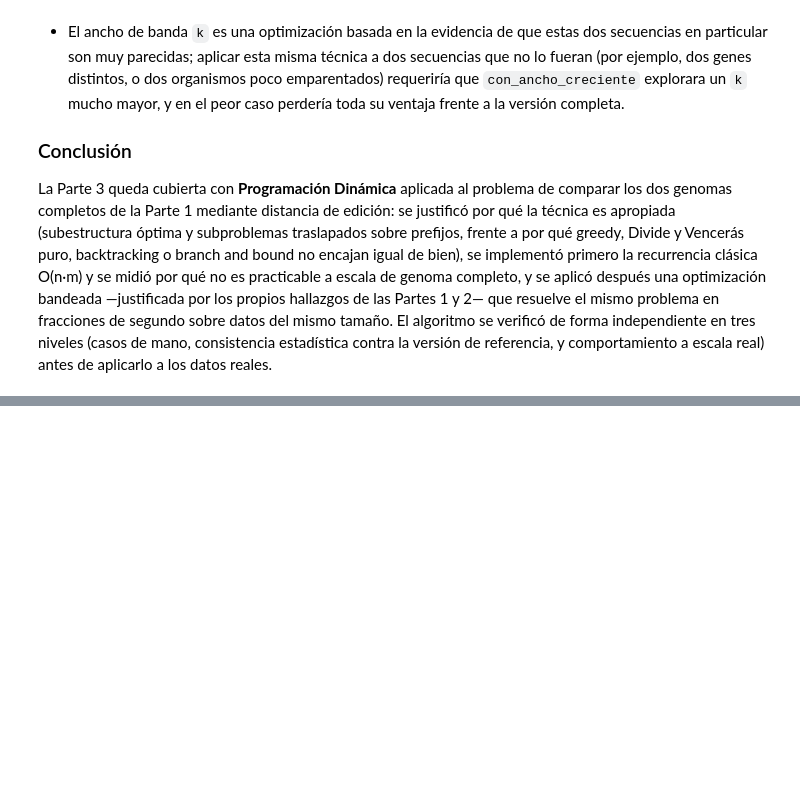
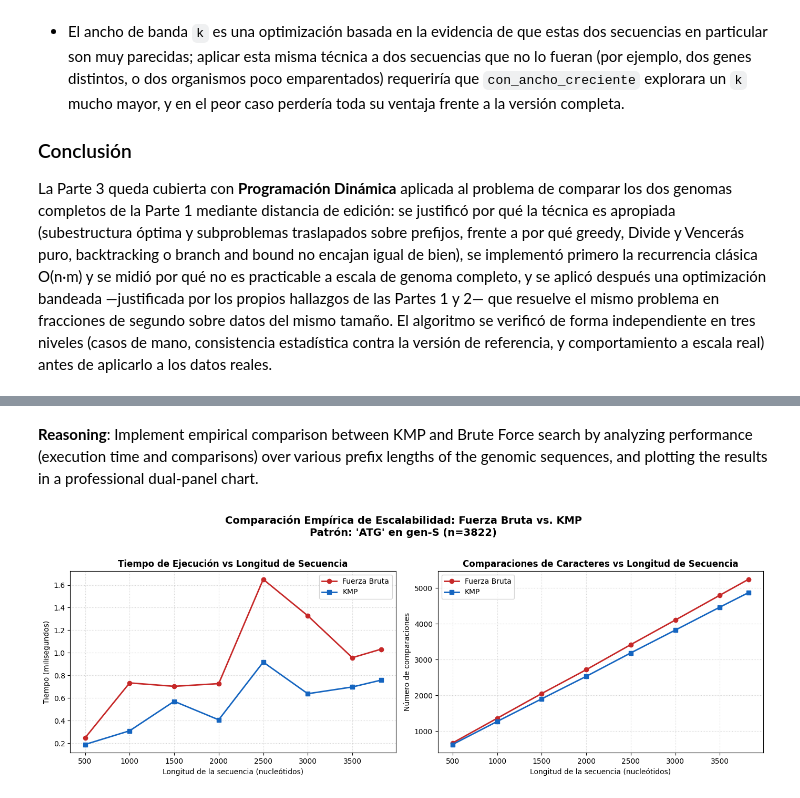
Before and after one commit to Gugoraaa/algorithmic_analysis, a Jupyter notebook: analisis_secuencias_sars_cov_2.ipynb, the cells around one changed output, grey strips where cells are left out. Drawn from its saved outputs; the diff is of its cells as text; code cells hidden in the pictures; blank space fills up the shorter version.

```diff
--- a/analisis_secuencias_sars_cov_2.ipynb
+++ b/analisis_secuencias_sars_cov_2.ipynb
@@ -1959,0 +2798,72 @@ comportamiento a escala real) antes de aplicarlo a los datos reales.
+# %% [markdown]
+**Reasoning**:
+Implement empirical comparison between KMP and Brute Force search by analyzing performance (execution time and comparisons) over various prefix lengths of the genomic sequences, and plotting the results in a professional dual-panel chart.
+# %%
+import time
+import matplotlib.pyplot as plt
+
+def medir_escalabilidad_busqueda(secuencia, patron):
+    longitudes = []
+    tiempos_fb = []
+    tiempos_kmp = []
+    comps_fb = []
+    comps_kmp = []
+
+    n_total = len(secuencia)
+    paso = 500
+    rango_longitudes = list(range(paso, n_total + 1, paso))
+    if not rango_longitudes or rango_longitudes[-1] != n_total:
+        rango_longitudes.append(n_total)
+
+    for L in rango_longitudes:
+        sub_secuencia = secuencia[:L]
+        longitudes.append(L)
+
+        # Medir Fuerza Bruta
+        t0 = time.perf_counter()
+        _, c_fb = buscar_fuerza_bruta_con_conteo(sub_secuencia, patron)
+        t_fb = time.perf_counter() - t0
+        tiempos_fb.append(t_fb)
+        comps_fb.append(c_fb)
+
+        # Medir KMP
+        t0 = time.perf_counter()
+        _, c_kmp = buscar_kmp(sub_secuencia, patron)
+        t_kmp = time.perf_counter() - t0
+        tiempos_kmp.append(t_kmp)
+        comps_kmp.append(c_kmp)
+
+    return longitudes, tiempos_fb, tiempos_kmp, comps_fb, comps_kmp
+
+# Realizamos la evaluación utilizando el gen S (más largo) para el patrón 'ATG'
+secuencia_test = SECUENCIAS_INTEGRADAS["gen-S.txt"]
+patron_test = "ATG"
+
+longitudes, t_fb, t_kmp, c_fb, c_kmp = medir_escalabilidad_busqueda(secuencia_test, patron_test)
+
+# Crear la visualización comparativa de rendimiento
+fig, (ax1, ax2) = plt.subplots(1, 2, figsize=(14, 5))
+
+# Panel 1: Tiempo de ejecución
+ax1.plot(longitudes, [t * 1000 for t in t_fb], label="Fuerza Bruta", color="#c62828", marker="o", linewidth=2)
+ax1.plot(longitudes, [t * 1000 for t in t_kmp], label="KMP", color="#1565c0", marker="s", linewidth=2)
+ax1.set_title("Tiempo de Ejecución vs Longitud de Secuencia", fontsize=12, fontweight="bold")
+ax1.set_xlabel("Longitud de la secuencia (nucleótidos)", fontsize=10)
+ax1.set_ylabel("Tiempo (milisegundos)", fontsize=10)
+ax1.grid(True, linestyle=":", alpha=0.6)
+ax1.legend(fontsize=10)
+
+# Panel 2: Comparaciones de caracteres
+ax2.plot(longitudes, c_fb, label="Fuerza Bruta", color="#c62828", marker="o", linewidth=2)
+ax2.plot(longitudes, c_kmp, label="KMP", color="#1565c0", marker="s", linewidth=2)
+ax2.set_title("Comparaciones de Caracteres vs Longitud de Secuencia", fontsize=12, fontweight="bold")
+ax2.set_xlabel("Longitud de la secuencia (nucleótidos)", fontsize=10)
+ax2.set_ylabel("Número de comparaciones", fontsize=10)
+ax2.grid(True, linestyle=":", alpha=0.6)
+ax2.legend(fontsize=10)
+
+plt.suptitle(f"Comparación Empírica de Escalabilidad: Fuerza Bruta vs. KMP\nPatrón: '{patron_test}' en gen-S (n={len(secuencia_test)})", fontsize=14, fontweight="bold", y=1.02)
+plt.tight_layout()
+plt.show()
+# %% [output]
+[figure, added]
```
Also changed, not shown: parts of 37 cells of this notebook, 1 other file.
